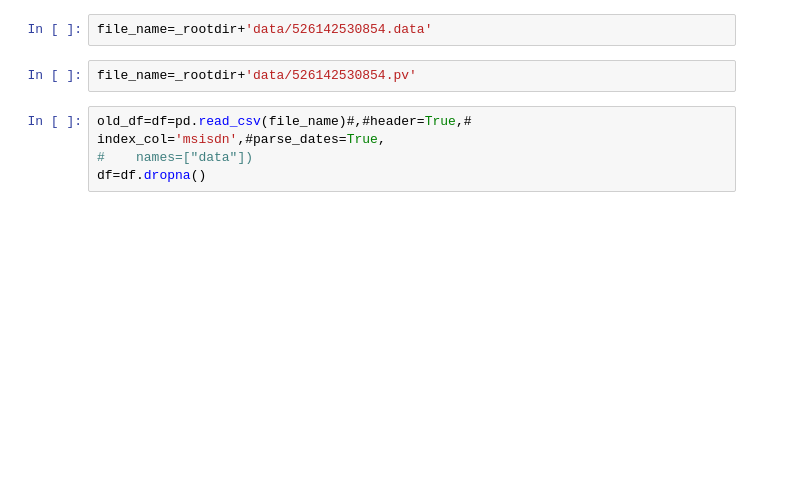
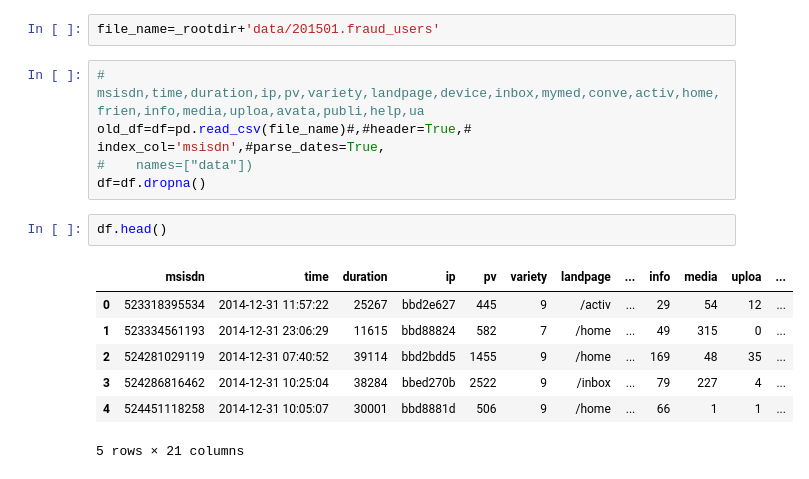
Before and after one commit to nicolasgo/_pmx, a Jupyter notebook: UserDataBytes.ipynb, the cells around one changed output. Drawn from its saved outputs; the diff is of its cells as text; blank space fills up the shorter version.

```diff
--- a/UserDataBytes.ipynb
+++ b/UserDataBytes.ipynb
@@ -1,11 +14,20 @@
 # %%
-file_name=_rootdir+'data/526142530854.data'
+file_name=_rootdir+'data/201501.fraud_users'
-# %%
-file_name=_rootdir+'data/526142530854.pv'
 # %%
+# msisdn,time,duration,ip,pv,variety,landpage,device,inbox,mymed,conve,activ,home,frien,info,media,uploa,avata,publi,help,ua
 old_df=df=pd.read_csv(file_name)#,#header=True,# index_col='msisdn',#parse_dates=True,
 #    names=["data"])
 df=df.dropna()
+# %%
+df.head()
+# %% [output]
+|  | msisdn | time | duration | ip | pv | variety | landpage | ... | info | media | uploa | ... |
+| 0 | 523318395534 | 2014-12-31 11:57:22 | 25267 | bbd2e627 | 445 | 9 | /activ | ... | 29 | 54 | 12 | ... |
+| 1 | 523334561193 | 2014-12-31 23:06:29 | 11615 | bbd88824 | 582 | 7 | /home | ... | 49 | 315 | 0 | ... |
+| 2 | 524281029119 | 2014-12-31 07:40:52 | 39114 | bbd2bdd5 | 1455 | 9 | /home | ... | 169 | 48 | 35 | ... |
+| 3 | 524286816462 | 2014-12-31 10:25:04 | 38284 | bbed270b | 2522 | 9 | /inbox | ... | 79 | 227 | 4 | ... |
+| 4 | 524451118258 | 2014-12-31 10:05:07 | 30001 | bbd8881d | 506 | 9 | /home | ... | 66 | 1 | 1 | ... |
+5 rows × 21 columns
 # %%
 df.describe()
 # %% [output]
```
Also changed, not shown: parts of 7 cells of this notebook, 1 other file.
